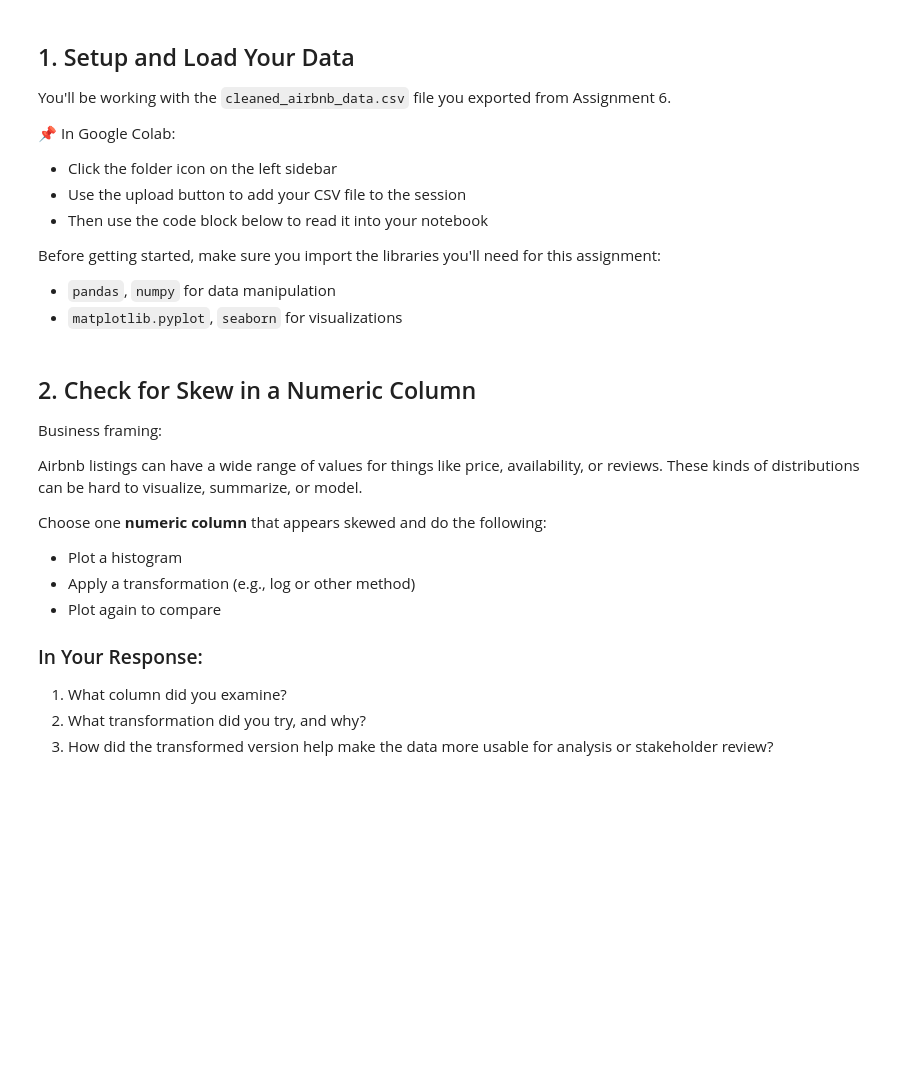
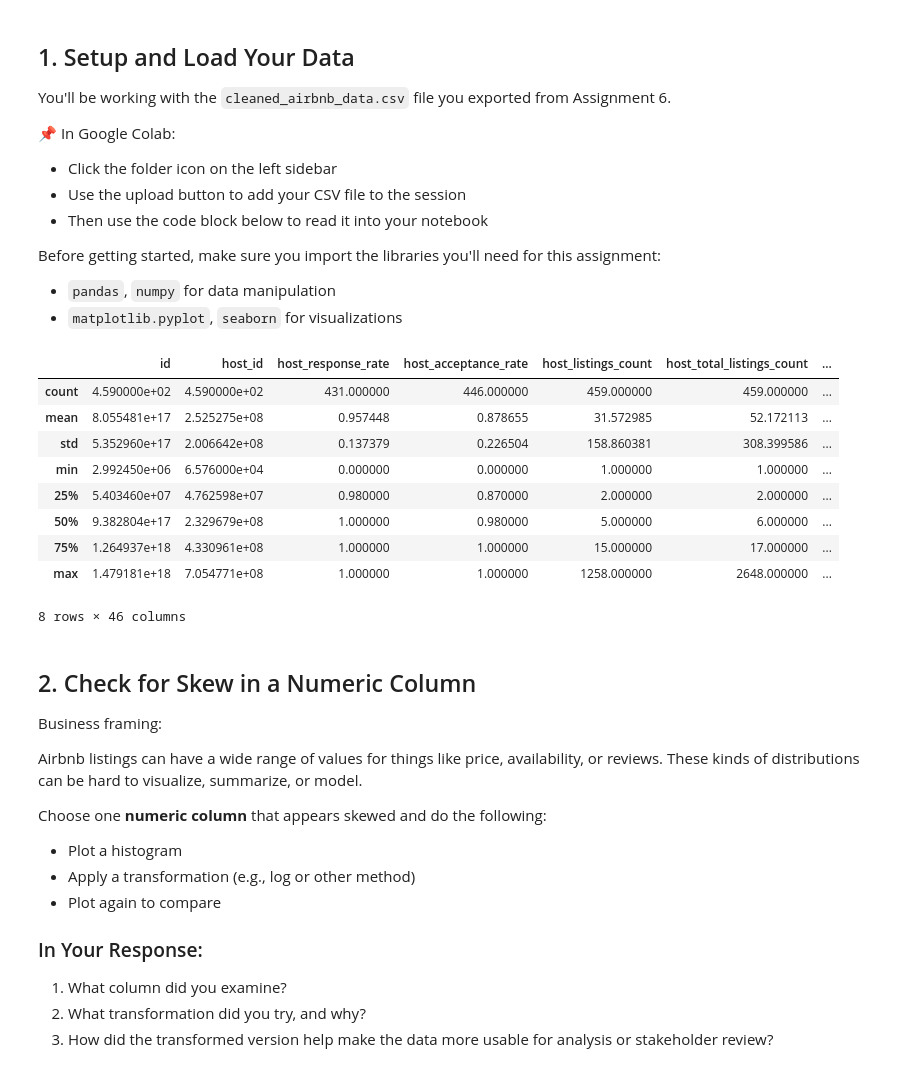
Before and after one commit to u1344368/IS4487, a Jupyter notebook: Assignments/assignment_07_data_transformation.ipynb, the cells around one changed output. Drawn from its saved outputs; the diff is of its cells as text; code cells hidden in the pictures; blank space fills up the shorter version.

```diff
--- a/Assignments/assignment_07_data_transformation.ipynb
+++ b/Assignments/assignment_07_data_transformation.ipynb
@@ -53,3 +46,22 @@ Before getting started, make sure you import the libraries you'll need for this
+# %%
+# Add code here 🔧
+import pandas as pd
+import numpy as np
+import matplotlib.pyplot as plt
+import seaborn as sns
+df = pd.read_csv('cleaned_airbnb_data.csv')
+df.describe()
+# %% [output]
+|  | id | host_id | host_response_rate | host_acceptance_rate | host_listings_count | host_total_listings_count | ... |
+| count | 4.590000e+02 | 4.590000e+02 | 431.000000 | 446.000000 | 459.000000 | 459.000000 | ... |
+| mean | 8.055481e+17 | 2.525275e+08 | 0.957448 | 0.878655 | 31.572985 | 52.172113 | ... |
+| std | 5.352960e+17 | 2.006642e+08 | 0.137379 | 0.226504 | 158.860381 | 308.399586 | ... |
+| min | 2.992450e+06 | 6.576000e+04 | 0.000000 | 0.000000 | 1.000000 | 1.000000 | ... |
+| 25% | 5.403460e+07 | 4.762598e+07 | 0.980000 | 0.870000 | 2.000000 | 2.000000 | ... |
+| 50% | 9.382804e+17 | 2.329679e+08 | 1.000000 | 0.980000 | 5.000000 | 6.000000 | ... |
+| 75% | 1.264937e+18 | 4.330961e+08 | 1.000000 | 1.000000 | 15.000000 | 17.000000 | ... |
+| max | 1.479181e+18 | 7.054771e+08 | 1.000000 | 1.000000 | 1258.000000 | 2648.000000 | ... |
+8 rows × 46 columns
 # %% [markdown]
 ## 2. Check for Skew in a Numeric Column
 
```
Also changed, not shown: parts of 21 cells of this notebook.
